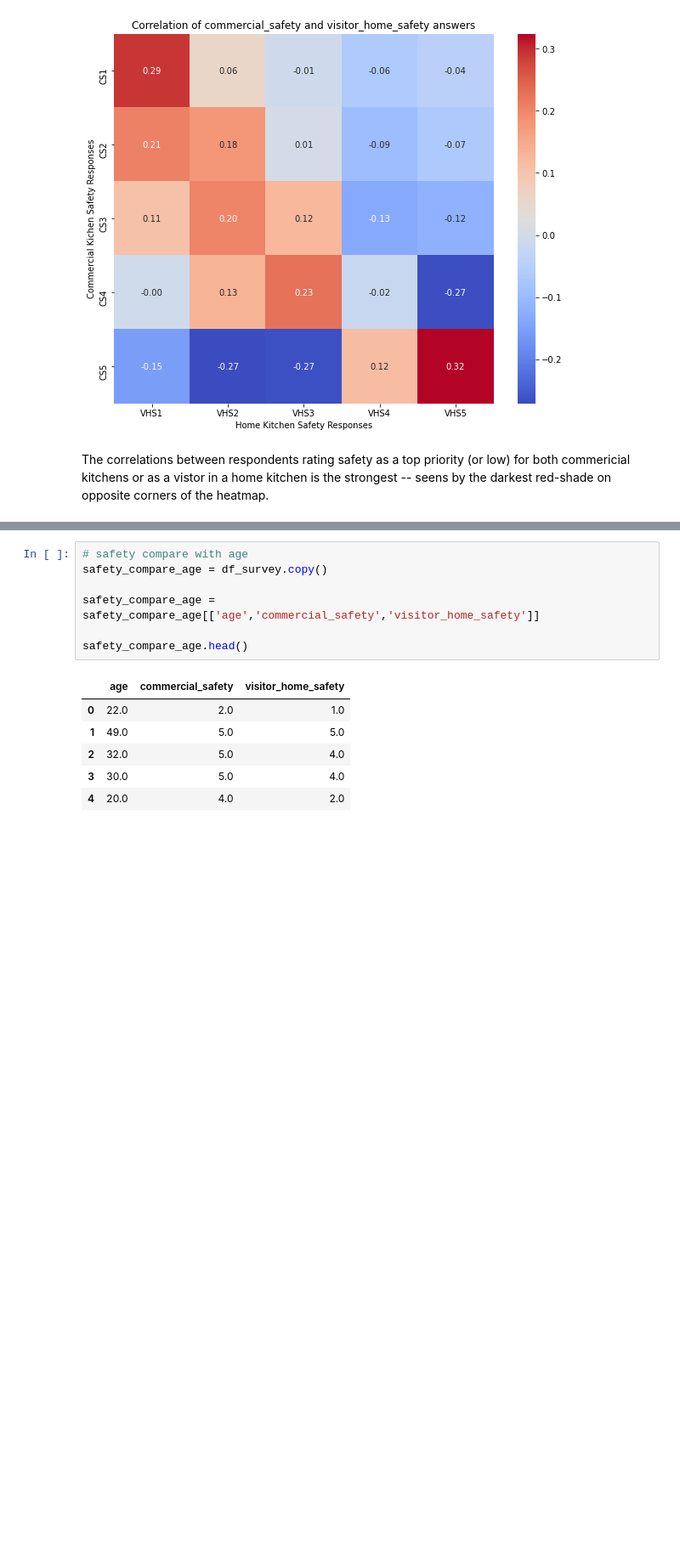
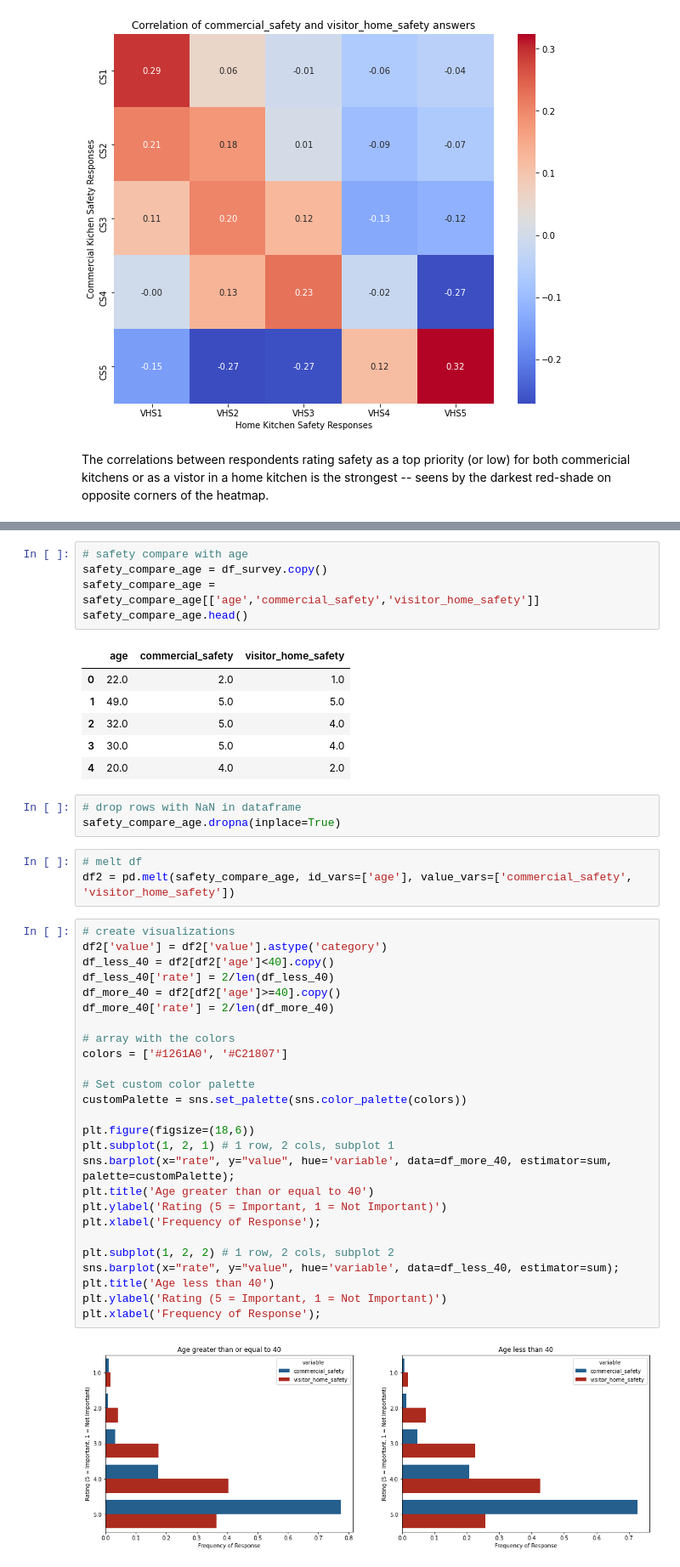
Before and after one commit to bjd9/washmeat, a Jupyter notebook: DEA_washmeat.ipynb, the cells around one changed output, grey strips where cells are left out. Shown at 85% size. Drawn from its saved outputs; the diff is of its cells as text; blank space fills up the shorter version.

Commit message:
add analysis of safety w age

```diff
--- a/DEA_washmeat.ipynb
+++ b/DEA_washmeat.ipynb
@@ -1264,9 +1266,7 @@ The correlations between respondents rating safety as a top priority (or low) fo
 # %%
 # safety compare with age
 safety_compare_age = df_survey.copy()
-
 safety_compare_age = safety_compare_age[['age','commercial_safety','visitor_home_safety']]
-
 safety_compare_age.head()
 # %% [output]
 |  | age | commercial_safety | visitor_home_safety |
@@ -1275,3 +1275,37 @@ safety_compare_age.head()
 | 2 | 32.0 | 5.0 | 4.0 |
 | 3 | 30.0 | 5.0 | 4.0 |
 | 4 | 20.0 | 4.0 | 2.0 |
+# %%
+# drop rows with NaN in dataframe
+safety_compare_age.dropna(inplace=True)
+# %%
+# melt df
+df2 = pd.melt(safety_compare_age, id_vars=['age'], value_vars=['commercial_safety', 'visitor_home_safety'])
+# %%
+# create visualizations
+df2['value'] = df2['value'].astype('category')
+df_less_40 = df2[df2['age']<40].copy()
+df_less_40['rate'] = 2/len(df_less_40)
+df_more_40 = df2[df2['age']>=40].copy()
+df_more_40['rate'] = 2/len(df_more_40)
+
+# array with the colors
+colors = ['#1261A0', '#C21807']
+
+# Set custom color palette
+customPalette = sns.set_palette(sns.color_palette(colors))
+
+plt.figure(figsize=(18,6))
+plt.subplot(1, 2, 1) # 1 row, 2 cols, subplot 1
+sns.barplot(x="rate", y="value", hue='variable', data=df_more_40, estimator=sum, palette=customPalette);
+plt.title('Age greater than or equal to 40')
+plt.ylabel('Rating (5 = Important, 1 = Not Important)')
+plt.xlabel('Frequency of Response');
+
+plt.subplot(1, 2, 2) # 1 row, 2 cols, subplot 2
+sns.barplot(x="rate", y="value", hue='variable', data=df_less_40, estimator=sum);
+plt.title('Age less than 40')
+plt.ylabel('Rating (5 = Important, 1 = Not Important)')
+plt.xlabel('Frequency of Response');
+# %% [output]
+[figure, added]
```
Also changed, not shown: parts of 8 cells of this notebook, 1 other file.
